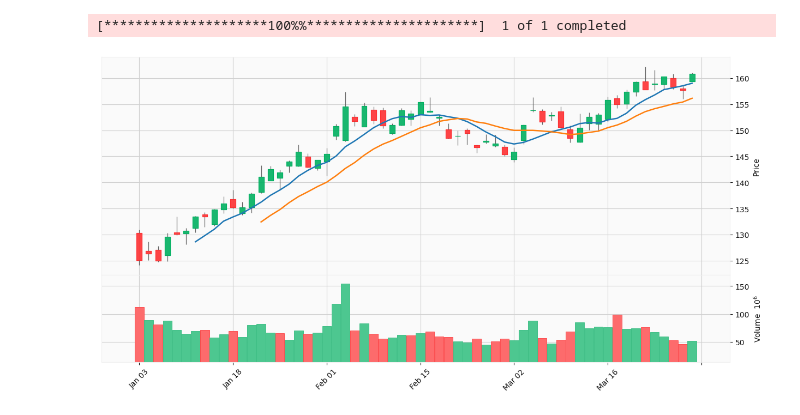
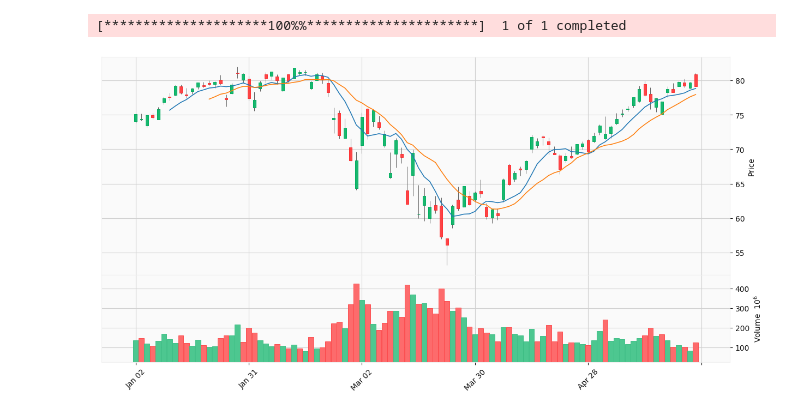
Before and after one commit to JohnKaua/analise-de-dados-com-excel-e-python, a Jupyter notebook: Desafios/Imersão_Python-Aula04 Desafio.ipynb, the cells around one changed output. Cells and saved outputs as stored; diff of their text form; code cells hidden in the pictures.

```diff
--- a/Desafios/Imersão_Python-Aula04 Desafio.ipynb
+++ b/Desafios/Imersão_Python-Aula04 Desafio.ipynb
@@ -185,11 +181,11 @@ fig.update_layout(yaxis_title='Preço',
 # Mostrando o gráfico
 fig.show()
 # %%
-dados = yf.download('AAPL', start='2023-01-01', end='2023-12-31')
+dados = yf.download('AAPL', start='2020-01-01', end='2023-12-31')
 # %% [output]
 [*********************100%%**********************]  1 of 1 completed
 # %%
 #Gráfico criado a partir de API
-mpf.plot(dados.head(60), type='candle', figsize = (16,8), volume=True, mav=(7,14), style='yahoo')
+mpf.plot(dados.head(100), type='candle', figsize = (16,8), volume=True, mav=(7,14), style='yahoo')
 # %% [output]
-[figure, old version]
+[figure, new version]
```
Also changed, not shown: parts of 6 cells of this notebook.
